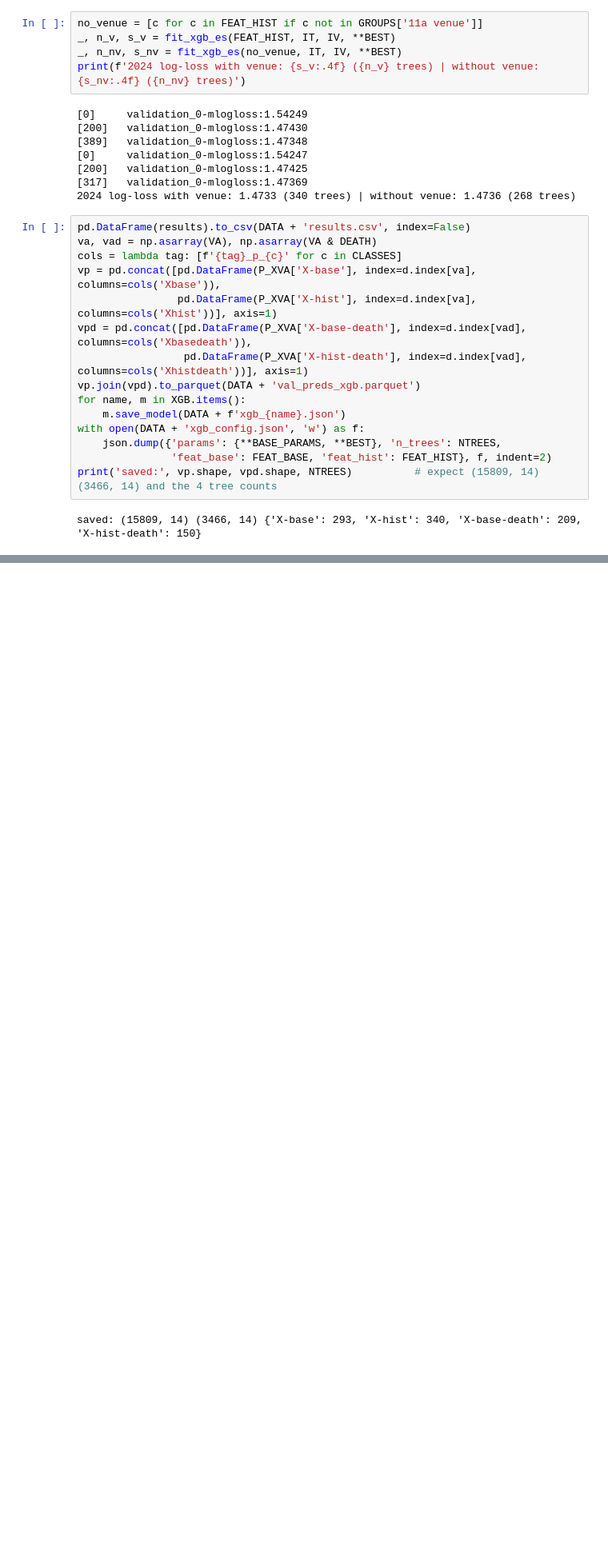
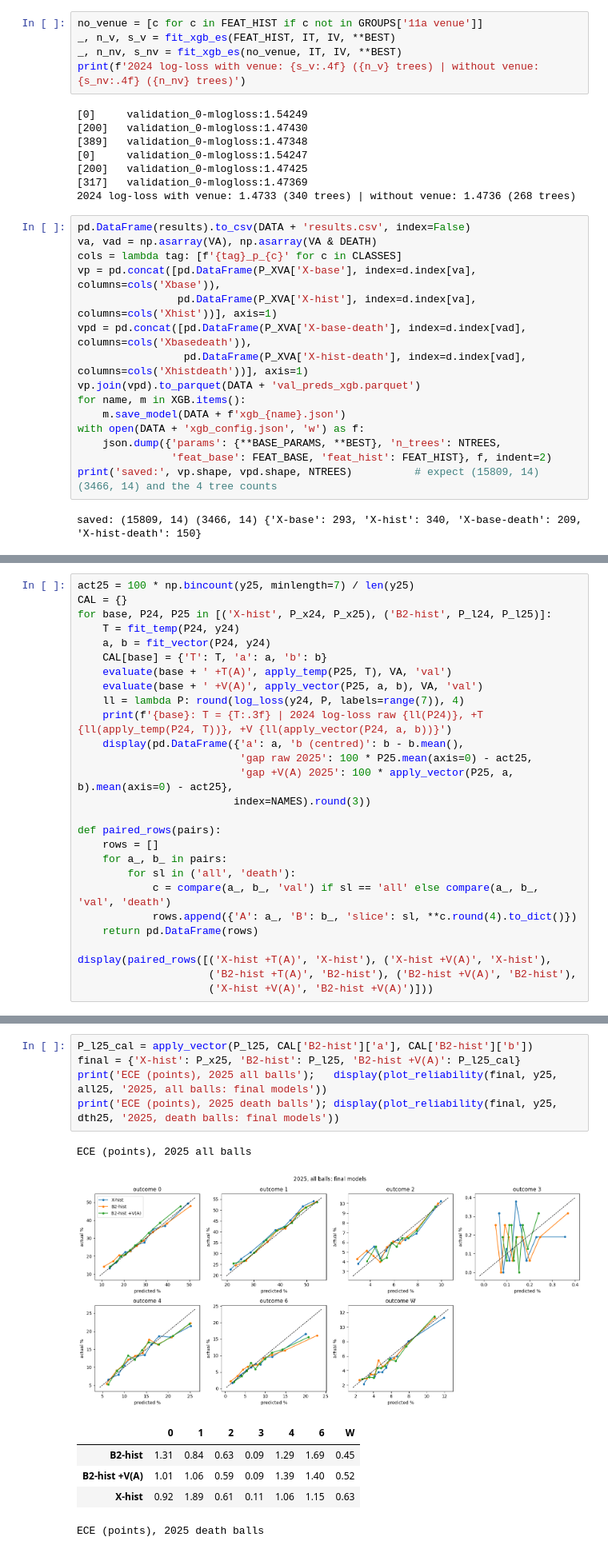
Before and after one commit to arjunnamburi/ml_death_overs_ipl, a Jupyter notebook: notebooks/models.ipynb, the cells around one changed output, grey strips where cells are left out. Shown at 80% size. Drawn from its saved outputs; the diff is of its cells as text; blank space fills up the shorter version.

```diff
--- a/notebooks/models.ipynb
+++ b/notebooks/models.ipynb
@@ -1572,0 +1716,27 @@ saved: (15809, 14) (3466, 14) {'X-base': 293, 'X-hist': 340, 'X-base-death': 209
+# %%
+act25 = 100 * np.bincount(y25, minlength=7) / len(y25)
+CAL = {}
+for base, P24, P25 in [('X-hist', P_x24, P_x25), ('B2-hist', P_l24, P_l25)]:
+    T = fit_temp(P24, y24)
+    a, b = fit_vector(P24, y24)
+    CAL[base] = {'T': T, 'a': a, 'b': b}
+    evaluate(base + ' +T(A)', apply_temp(P25, T), VA, 'val')
+    evaluate(base + ' +V(A)', apply_vector(P25, a, b), VA, 'val')
+    ll = lambda P: round(log_loss(y24, P, labels=range(7)), 4)
+    print(f'{base}: T = {T:.3f} | 2024 log-loss raw {ll(P24)}, +T {ll(apply_temp(P24, T))}, +V {ll(apply_vector(P24, a, b))}')
+    display(pd.DataFrame({'a': a, 'b (centred)': b - b.mean(),
+                          'gap raw 2025': 100 * P25.mean(axis=0) - act25,
+                          'gap +V(A) 2025': 100 * apply_vector(P25, a, b).mean(axis=0) - act25},
+                         index=NAMES).round(3))
+
+def paired_rows(pairs):
+    rows = []
+    for a_, b_ in pairs:
+        for sl in ('all', 'death'):
+            c = compare(a_, b_, 'val') if sl == 'all' else compare(a_, b_, 'val', 'death')
+            rows.append({'A': a_, 'B': b_, 'slice': sl, **c.round(4).to_dict()})
+    return pd.DataFrame(rows)
+
+display(paired_rows([('X-hist +T(A)', 'X-hist'), ('X-hist +V(A)', 'X-hist'),
+                     ('B2-hist +T(A)', 'B2-hist'), ('B2-hist +V(A)', 'B2-hist'),
+                     ('X-hist +V(A)', 'B2-hist +V(A)')]))
@@ -1572,0 +1817,13 @@ saved: (15809, 14) (3466, 14) {'X-base': 293, 'X-hist': 340, 'X-base-death': 209
+# %%
+P_l25_cal = apply_vector(P_l25, CAL['B2-hist']['a'], CAL['B2-hist']['b'])
+final = {'X-hist': P_x25, 'B2-hist': P_l25, 'B2-hist +V(A)': P_l25_cal}
+print('ECE (points), 2025 all balls');   display(plot_reliability(final, y25, all25, '2025, all balls: final models'))
+print('ECE (points), 2025 death balls'); display(plot_reliability(final, y25, dth25, '2025, death balls: final models'))
+# %% [output]
+ECE (points), 2025 all balls
+[figure, added]
+|  | 0 | 1 | 2 | 3 | 4 | 6 | W |
+| B2-hist | 1.31 | 0.84 | 0.63 | 0.09 | 1.29 | 1.69 | 0.45 |
+| B2-hist +V(A) | 1.01 | 1.06 | 0.59 | 0.09 | 1.39 | 1.40 | 0.52 |
+| X-hist | 0.92 | 1.89 | 0.61 | 0.11 | 1.06 | 1.15 | 0.63 |
+ECE (points), 2025 death balls
```
Also changed, not shown: parts of 20 cells of this notebook.
